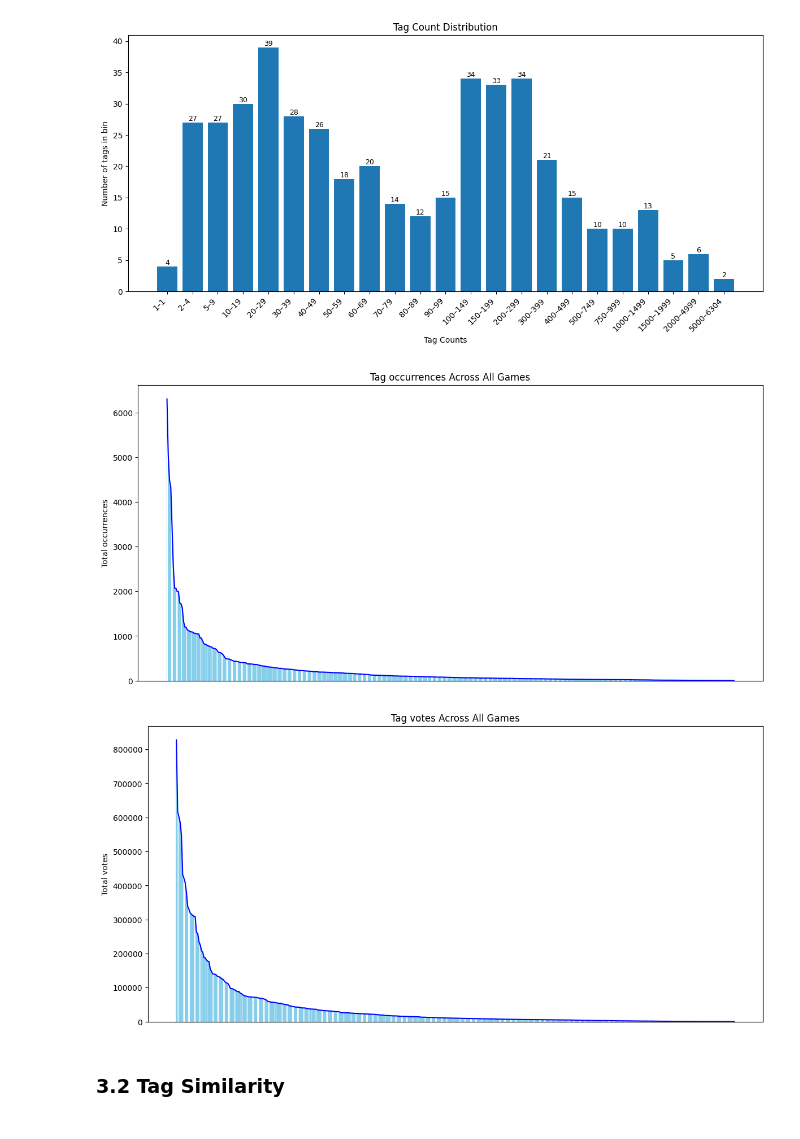
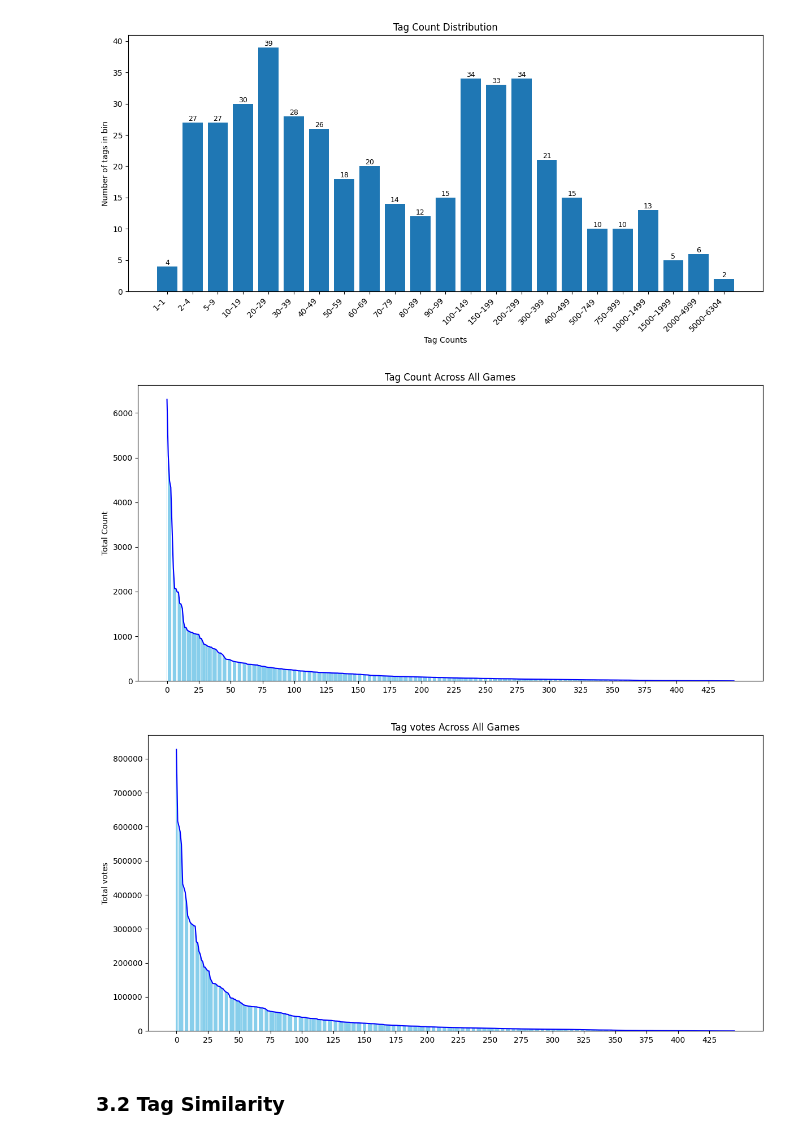
Before and after one commit to JorisVlaar/NLP_Project_Group_36, a Jupyter notebook: tags.ipynb, the cells around one changed output. Saved outputs shown, nothing was run; the diff lists cells and outputs as text; code cells hidden in the pictures.

```diff
--- a/tags.ipynb
+++ b/tags.ipynb
@@ -252,27 +256,30 @@ visualize_tag_distribution_bins(tagCountsDF, bin_mode="auto", title="Tag Count D
 # %%
 
 def visualize_tag_distribution_hist(tagCountsDF:pd.DataFrame, by="occurrences", line=True):
     tags = tagCountsDF.sort_values(by=by, ascending=False)
 
     plt.figure(figsize=(12, 6))
 
     if line:
         votes = np.array(tags[by])
         votes_sorted = np.sort(votes)[::-1]  # descending
         plt.plot(votes_sorted, color='blue')
 
     plt.bar(tags['tag'], tags[by], color='skyblue')
+    if by == "occurrences":
+        by = "Count"
     plt.ylabel(f"Total {by}")
     plt.title(f"Tag {by} Across All Games")
     plt.tight_layout()  # Adjust layout to prevent clipping
-    plt.xticks([])
+    xax = [i for i in range(0, len(tags), 25)]
+    plt.xticks(xax, xax)
     plt.show()
 
 visualize_tag_distribution_hist(tagCountsDF, by="occurrences")
 visualize_tag_distribution_hist(tagCountsDF, by="votes")
 # %% [output]
-[figure, old version]
+[figure, new version]
-[figure, old version]
+[figure, new version]
 # %% [markdown]
 ### 3.2 Tag Similarity
 # %%
```
Also changed, not shown: parts of 2 cells of this notebook, 3 other files.
